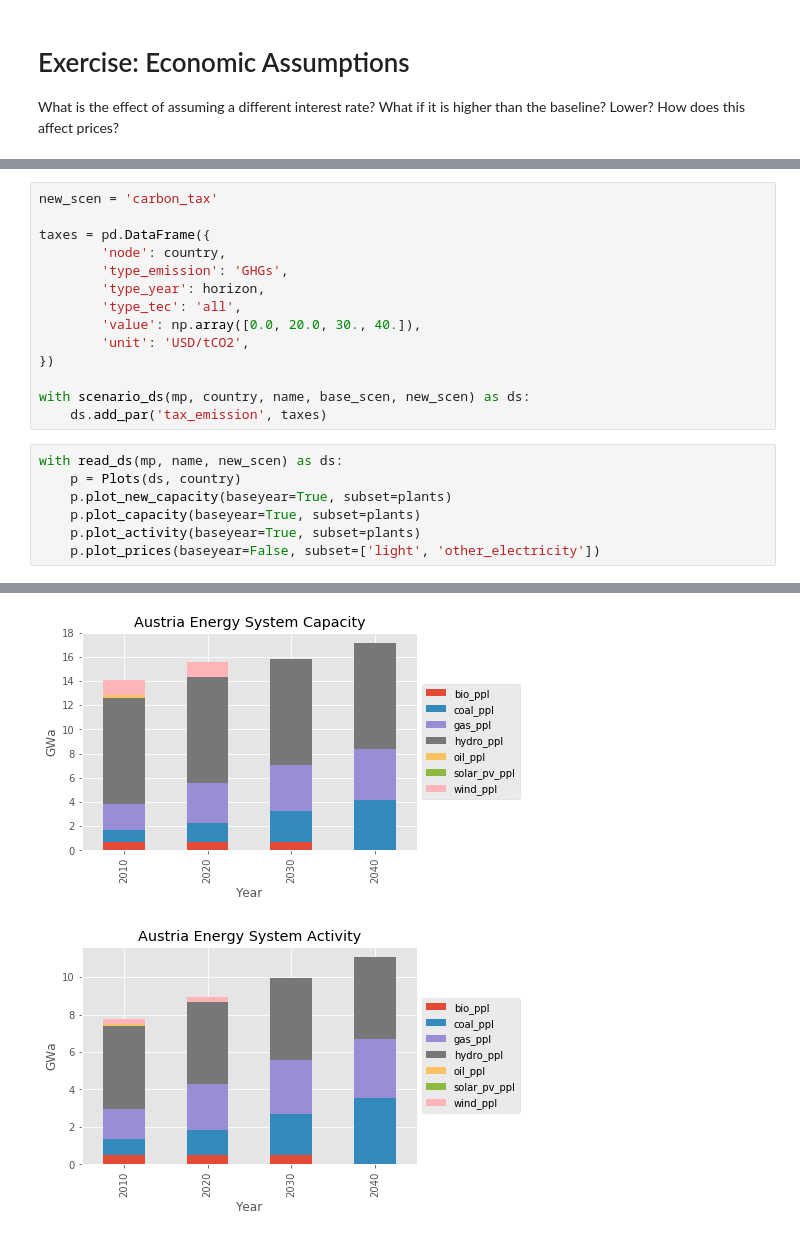
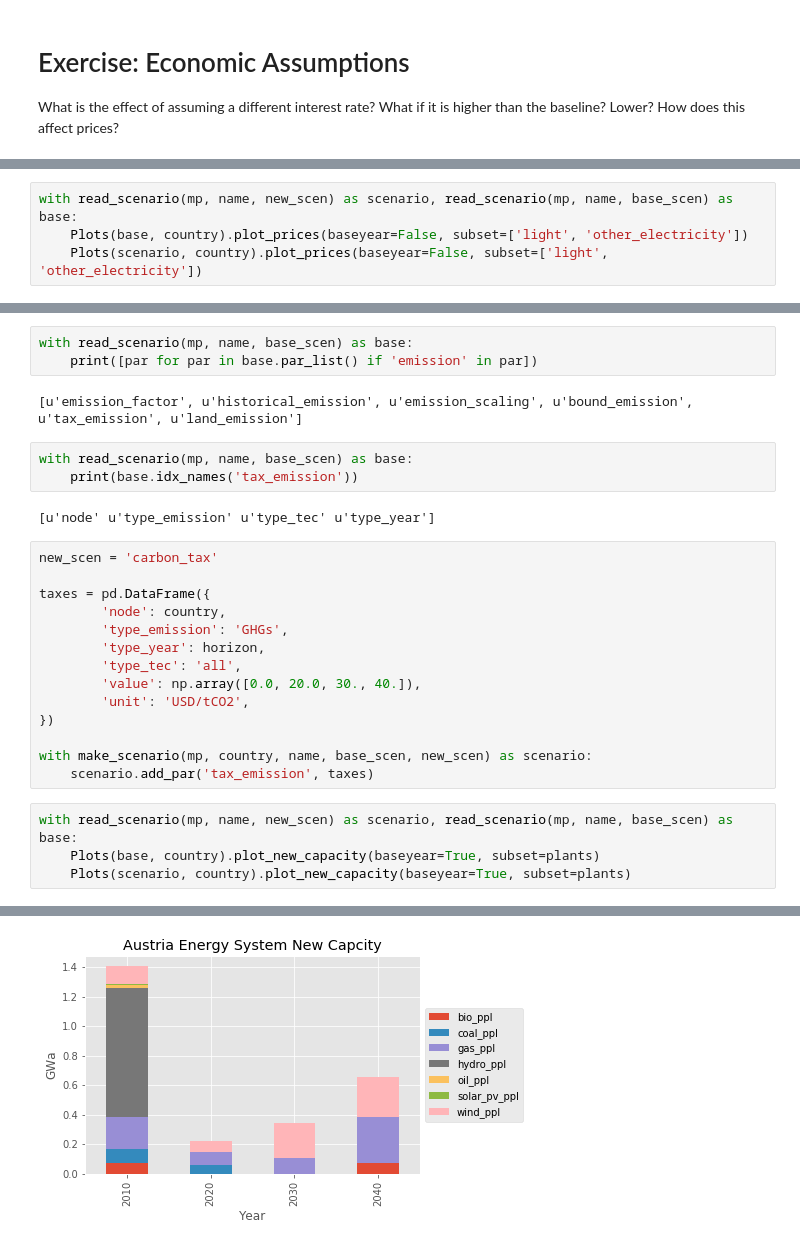
Before and after one commit to iiasa/message_ix, a Jupyter notebook: tutorial/Austrian_energy_system/austria_multiple_policies-answers.ipynb, the cells around one changed output, grey strips where cells are left out. Saved outputs shown, nothing was run; the diff lists cells and outputs as text.

```diff
--- a/tutorial/Austrian_energy_system/austria_multiple_policies-answers.ipynb
+++ b/tutorial/Austrian_energy_system/austria_multiple_policies-answers.ipynb
@@ -148,0 +142,4 @@ with read_ds(mp, name, new_scen) as ds:
+# %%
+with read_scenario(mp, name, new_scen) as scenario, read_scenario(mp, name, base_scen) as base:
+    Plots(base, country).plot_prices(baseyear=False, subset=['light', 'other_electricity'])
+    Plots(scenario, country).plot_prices(baseyear=False, subset=['light', 'other_electricity'])
@@ -158,5 +158,15 @@ Hints:
 - carbon taxes are normally provided in units of USD/tCO2
 - a normal proposed carbon tax is ~30 USD/tCO2
+# %%
+with read_scenario(mp, name, base_scen) as base:
+    print([par for par in base.par_list() if 'emission' in par])
+# %% [output]
+[u'emission_factor', u'historical_emission', u'emission_scaling', u'bound_emission', u'tax_emission', u'land_emission']
+# %%
+with read_scenario(mp, name, base_scen) as base:
+    print(base.idx_names('tax_emission'))
+# %% [output]
+[u'node' u'type_emission' u'type_tec' u'type_year']
 # %%
 new_scen = 'carbon_tax'
 
@@ -169,16 +179,12 @@ taxes = pd.DataFrame({
         'unit': 'USD/tCO2',
 })
 
-with scenario_ds(mp, country, name, base_scen, new_scen) as ds:
-    ds.add_par('tax_emission', taxes)
+with make_scenario(mp, country, name, base_scen, new_scen) as scenario:
+    scenario.add_par('tax_emission', taxes)
 # %%
-with read_ds(mp, name, new_scen) as ds:
-    p = Plots(ds, country)
-    p.plot_new_capacity(baseyear=True, subset=plants)
-    p.plot_capacity(baseyear=True, subset=plants)
-    p.plot_activity(baseyear=True, subset=plants)
-    p.plot_prices(baseyear=False, subset=['light', 'other_electricity'])
+with read_scenario(mp, name, new_scen) as scenario, read_scenario(mp, name, base_scen) as base:
+    Plots(base, country).plot_new_capacity(baseyear=True, subset=plants)
+    Plots(scenario, country).plot_new_capacity(baseyear=True, subset=plants)
 # %% [output]
 [figure]
-[figure, old version]
+[figure, new version]
-[figure, removed]
```
Also changed, not shown: parts of 18 cells of this notebook, 9 other files.
